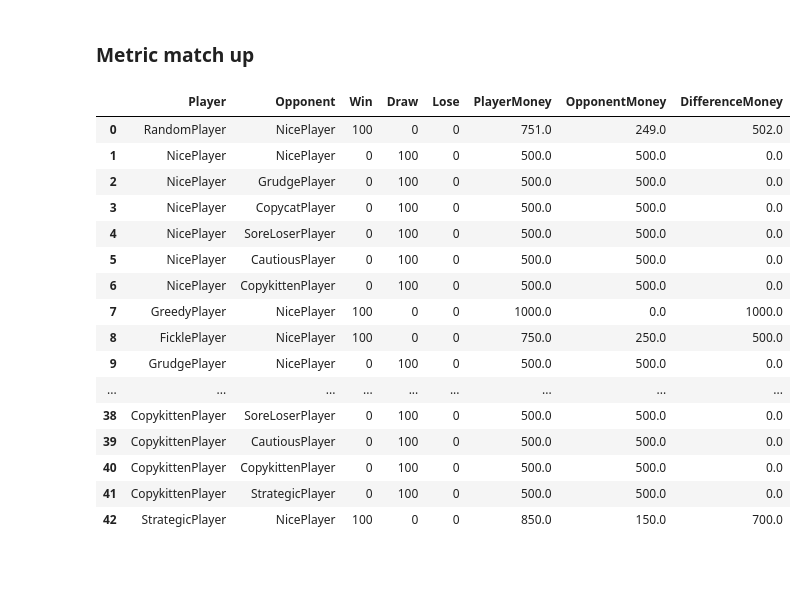
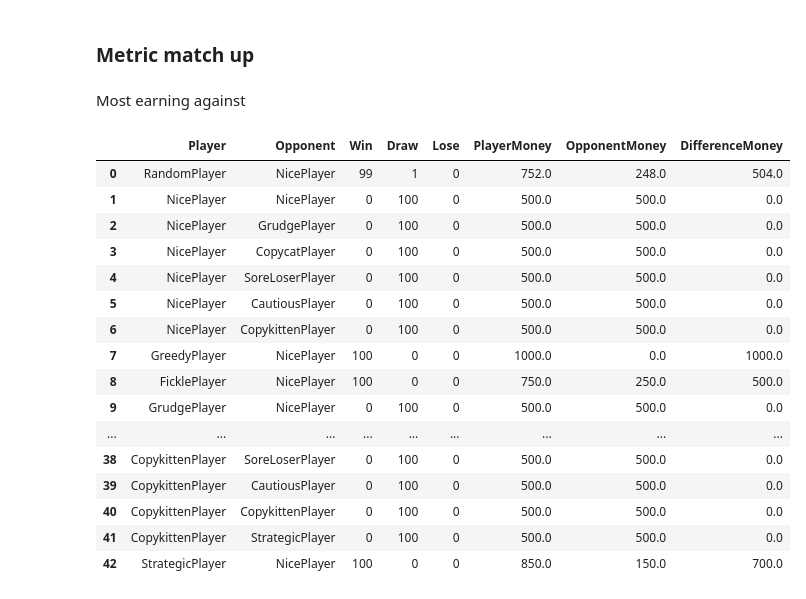
Before and after one commit to binxuankong/game-theory-projects, a Jupyter notebook: SplitOrSteal/Game Analysis.ipynb, the cells around one changed output. Cells and saved outputs as stored; diff of their text form; code cells hidden in the pictures; blank space fills up the shorter version.

Commit message:
Add more matchup analysis

```diff
--- a/SplitOrSteal/Game Analysis.ipynb
+++ b/SplitOrSteal/Game Analysis.ipynb
@@ -329,11 +583,13 @@ Least advantage against
 # %% [markdown]
 ### Metric match up
+# %% [markdown]
+Most earning against
 # %%
-# Most earning against
-get_metric_matchup(df, 'PlayerMoney', 1)
+most_earning = get_metric_matchup(df, 'PlayerMoney', 1)
+most_earning
 # %% [output]
 |  | Player | Opponent | Win | Draw | Lose | PlayerMoney | OpponentMoney | DifferenceMoney |
-| 0 | RandomPlayer | NicePlayer | 100 | 0 | 0 | 751.0 | 249.0 | 502.0 |
+| 0 | RandomPlayer | NicePlayer | 99 | 1 | 0 | 752.0 | 248.0 | 504.0 |
 | 1 | NicePlayer | NicePlayer | 0 | 100 | 0 | 500.0 | 500.0 | 0.0 |
 | 2 | NicePlayer | GrudgePlayer | 0 | 100 | 0 | 500.0 | 500.0 | 0.0 |
 | 3 | NicePlayer | CopycatPlayer | 0 | 100 | 0 | 500.0 | 500.0 | 0.0 |
```
Also changed, not shown: parts of 31 cells of this notebook.
